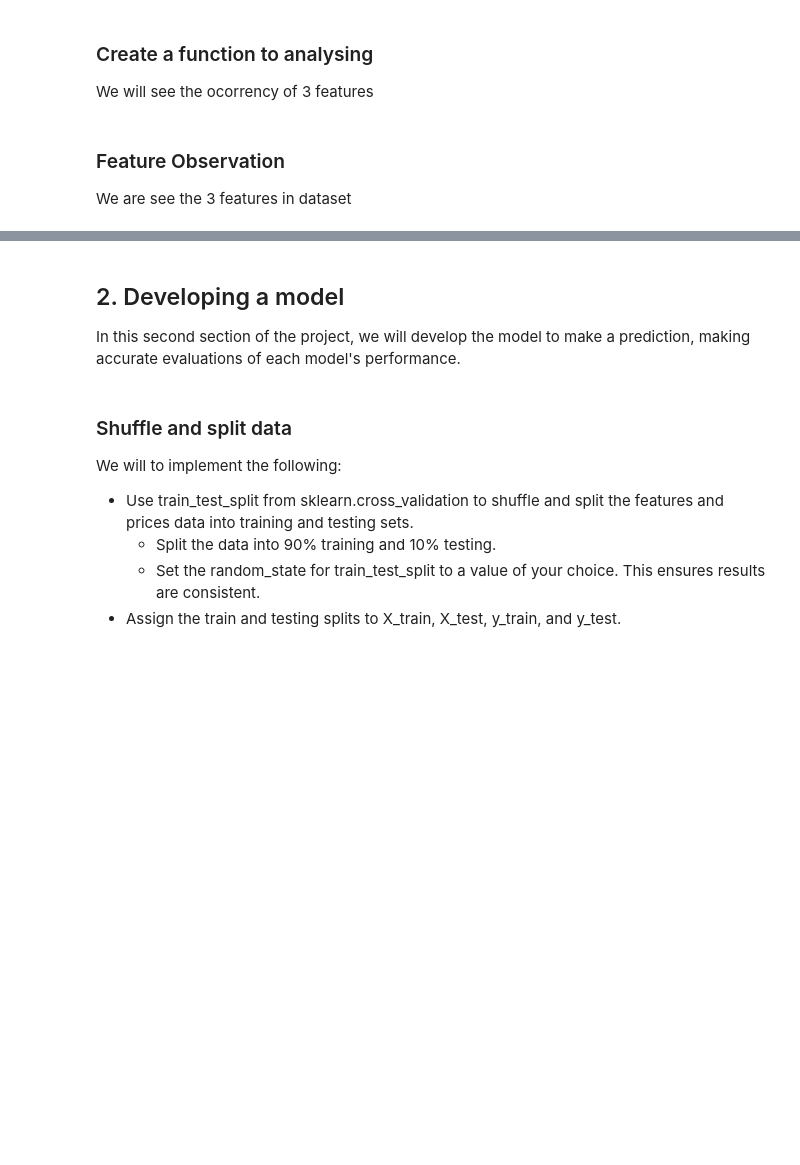
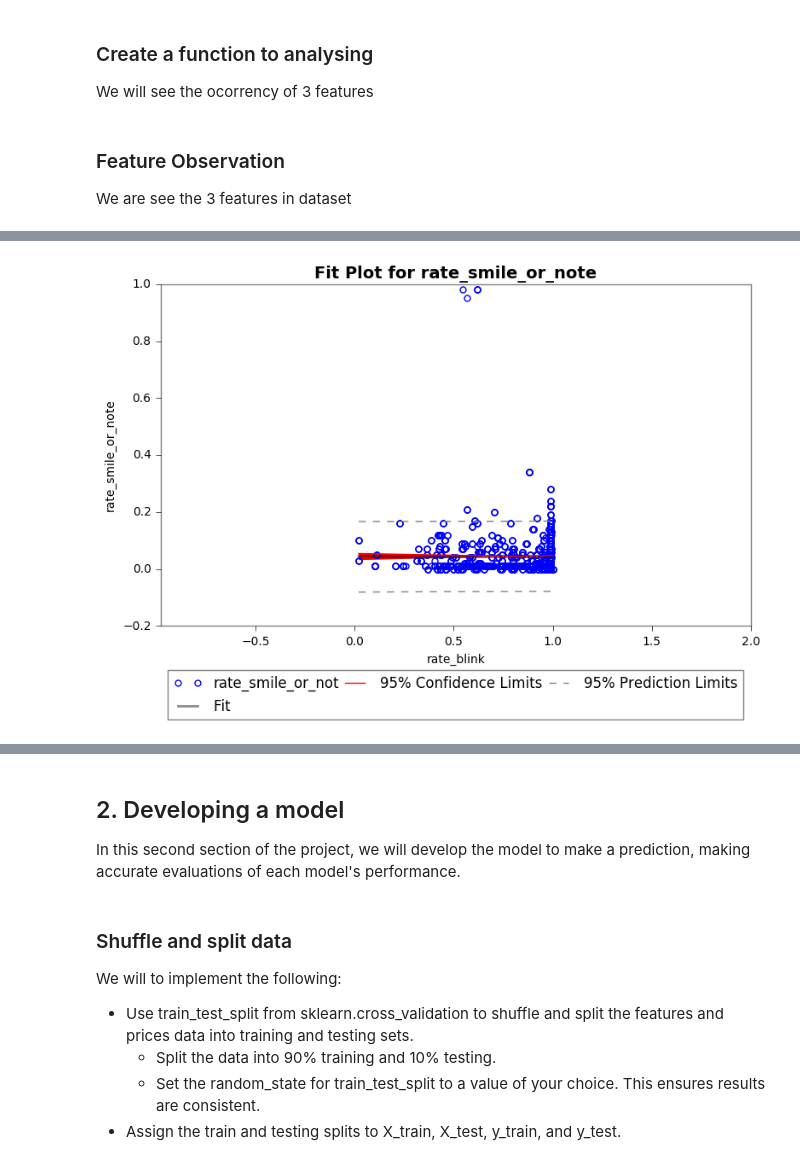
Before and after one commit to thiagomarquesrocha/Kaio-machine-learning-human-face-detection, a Jupyter notebook: kaio/kaio.ipynb, the cells around one changed output, grey strips where cells are left out. Saved outputs shown, nothing was run; the diff lists cells and outputs as text; code cells hidden in the pictures; blank space fills up the shorter version.

Commit message:
feat: correlation and cofidence interval analysis

```diff
--- a/kaio/kaio.ipynb
+++ b/kaio/kaio.ipynb
@@ -152,0 +192,80 @@ See the caveats in the documentation: http://pandas.pydata.org/pandas-docs/stabl
+# %%
+import scipy.stats as stats
+
+def outlier_by_corr_and_ci(df):
+    x = df['rate_blink'].copy()
+    y = df['rate_smile_or_not'].copy()
+
+    # Modeling with Numpy
+    p, cov = np.polyfit(x,y,1,cov=True)           # parameters and covariance from of the fit
+    y_model = np.polyval(p, x)                    # model using the fit parameters; NOTE: parameters here are coefficients
+
+    # Statistics
+    n = x.size                                    # number of observations
+    m = p.size                                    # number of parameters
+    DF = n - m                                    # degrees of freedom
+    t = stats.t.ppf(0.95, n - m)                  # used for CI and PI bands
+
+    # Estimates of Error in Data/Model
+    resid = y - y_model
+    chi2 = np.sum((resid/y_model)**2)             # chi-squared; estimates error in data
+    chi2_red = chi2/(DF)                          # reduced chi-squared; measures goodness of fit
+    s_err = np.sqrt(np.sum(resid**2)/(DF))        # standard deviation of the error
+
+
+    # Plotting --------------------------------------------------------------------
+    fig, ax = plt.subplots(figsize=(8,5))
+
+    # Data
+    ax.plot(x,y,'o', color='r', markersize=5,
+             markeredgewidth=1,markeredgecolor='b',markerfacecolor='None')
+
+    # Fit
+    ax.plot(x,y_model,'-', color='0.1', linewidth='2', alpha=0.5, label='Fit')
+
+    x2 = np.linspace(np.min(x), np.max(x), 100)
+    y2 = np.linspace(np.min(y_model), np.max(y_model), 100)
+
+    # Confidence Interval
+    CI = t*s_err*np.sqrt(1/n +(x2-np.mean(x))**2/np.sum((x-np.mean(x))**2))
+    ax.fill_between(x2, y2+CI, y2-CI, color='r', edgecolor='')
+
+    '''Minor hack for labeling CI fill_between()'''
+    ax.plot(x2, y2+CI, '-', color='r', label='95% Confidence Limits')
+
+    # Prediction Interval
+    PI = t*s_err*np.sqrt(1+1/n+(x2-np.mean(x))**2/np.sum((x-np.mean(x))**2))
+    ax.fill_between(x2, y2+PI, y2-PI, color='None', linestyle='--')
+    ax.plot(x2, y2-PI, '--', color='0.5', label='95% Prediction Limits')
+    ax.plot(x2, y2+PI, '--', color='0.5')
+
+
+    # Figure Modifications --------------------------------------------------------
+    # Borders
+    ax.spines['top'].set_color('0.5')
+    ax.spines['bottom'].set_color('0.5')
+    ax.spines['left'].set_color('0.5')
+    ax.spines['right'].set_color('0.5')
+    ax.get_xaxis().set_tick_params(direction='out')
+    ax.get_yaxis().set_tick_params(direction='out')
+    ax.xaxis.tick_bottom()
+    ax.yaxis.tick_left()
+
+    # Labels
+    plt.title('Fit Plot for rate_smile_or_note', fontsize='14', fontweight='bold')
+    plt.xlabel('rate_blink')
+    plt.ylabel('rate_smile_or_note')
+    legend = plt.legend(loc=9, bbox_to_anchor=(0, -0.21, 1., .102), ncol=3, mode='expand')
+    frame = legend.get_frame().set_edgecolor('0.5')
+    plt.xlim(np.min(x)-1,np.max(x)+1)
+
+    # Save Figure
+    plt.tight_layout()
+    plt.savefig('filename.png', bbox_extra_artists=(legend,), bbox_inches='tight')
+
+    plt.show()
+
+
+outlier_by_corr_and_ci(df_angry)
+# %% [output]
+[figure, added]
```
Also changed, not shown: parts of 11 cells of this notebook.
